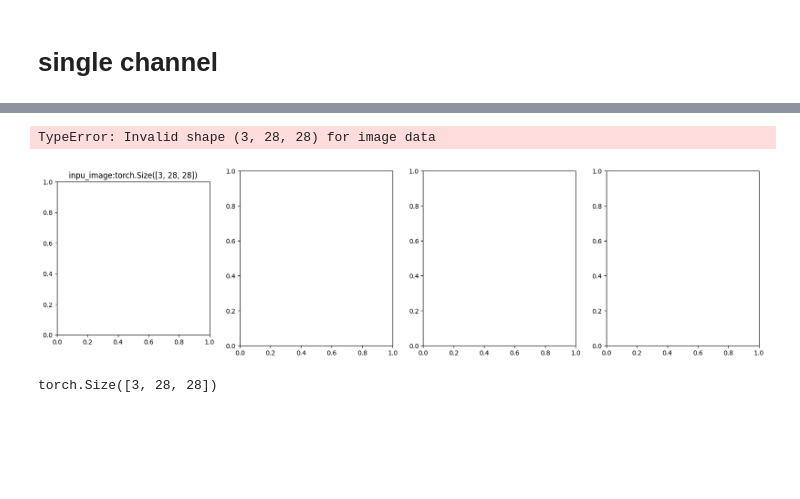
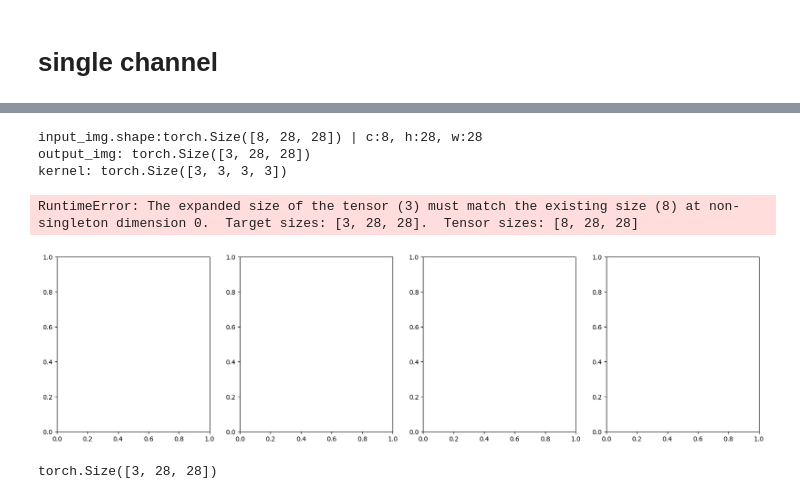
Before and after one commit to mzohaibnasir/fromScratch, a Jupyter notebook: 04_CNNfromScratch/main.ipynb, the cells around one changed output, grey strips where cells are left out. Cells and saved outputs as stored; diff of their text form; code cells hidden in the pictures; blank space fills up the shorter version.

```diff
--- a/04_CNNfromScratch/main.ipynb
+++ b/04_CNNfromScratch/main.ipynb
@@ -959,6 +976,6 @@ output_img:torch.Size([8, 28, 28])
 torch.Size([8, 28, 28])
 # %%
-
+in_channels =9
 
 # output_image = convolve(output_image, kernel_size, padding, stride)
 # output_image = convolve(output_image, kernel_size, padding, stride)
@@ -969,51 +986,55 @@ import numpy as np
 # Create a figure with a 3x1 grid of subplots
 fig, axes = plt.subplots(1, 4, figsize=(20, 5))
 
-# output_image = convolve(output_image, kernel_size, padding, stride)
+output_image = convolve(input_img, kernel_size, padding, stride, in_channels, out_channels)
+
 
 
 
 # Plot the sliced input image
 axes[0].set_title(f'inpu_image:{input_img.shape}')
-axes[0].imshow(input_img)
+axes[0].imshow(input_img.permute(1,2,0)[:,:,0])
 axes[0].axis('off')
 display_values(axes[0], input_img)
 
 
 
-output_image = convolve(output_image, kernel_size, padding, stride)
+output_image = convolve(input_img, kernel_size, padding, stride, in_channels, out_channels)
 
 # Plot the kernel image
 axes[1].set_title(f'output_image:{output_image.shape}')
-axes[1].imshow(output_image)
+axes[1].imshow(output_image.permute(1,2,0)[:,:,0])
 axes[1].axis('off')
 display_values(axes[1], output_image)
 
 # Plot the convolved result
-output_image = convolve(output_image, kernel_size, padding, stride)
+output_image = convolve(input_img, kernel_size, padding, stride, in_channels, out_channels)
 
 # convolved = o[:3, :3] @ cv.kernel
 axes[2].set_title(f'output_image: {output_image.shape}')
-axes[2].imshow(output_image)
+axes[2].imshow(output_image.permute(1,2,0)[:,:,0])
 axes[2].axis('off')
 display_values(axes[2], output_image)
 
 # Show the plots
-output_image = convolve(output_image, kernel_size, padding, stride)
+output_image = convolve(input_img, kernel_size, padding, stride, in_channels, out_channels)
 
 axes[3].set_title(f'output_image:{output_image.shape}')
-axes[3].imshow(output_image)
+axes[3].imshow(output_image.permute(1,2,0)[:,:,0])
 axes[3].axis('off')
 display_values(axes[3], output_image)
 
 # Show the plots
 plt.show()
 
 # Perform the convolution operation (assuming cv.convolve() modifies or uses the attributes appropriately)
 # cv.convolve()
 # %% [output]
-TypeError: Invalid shape (3, 28, 28) for image data
+input_img.shape:torch.Size([8, 28, 28]) | c:8, h:28, w:28
+output_img: torch.Size([3, 28, 28])
+kernel: torch.Size([3, 3, 3, 3])
+RuntimeError: The expanded size of the tensor (3) must match the existing size (8) at non-singleton dimension 0.  Target sizes: [3, 28, 28].  Tensor sizes: [8, 28, 28]
-[figure, old version]
+[figure, new version]
 # %%
 input_img.shape
 # %% [output]
```
Also changed, not shown: parts of 3 cells of this notebook.
